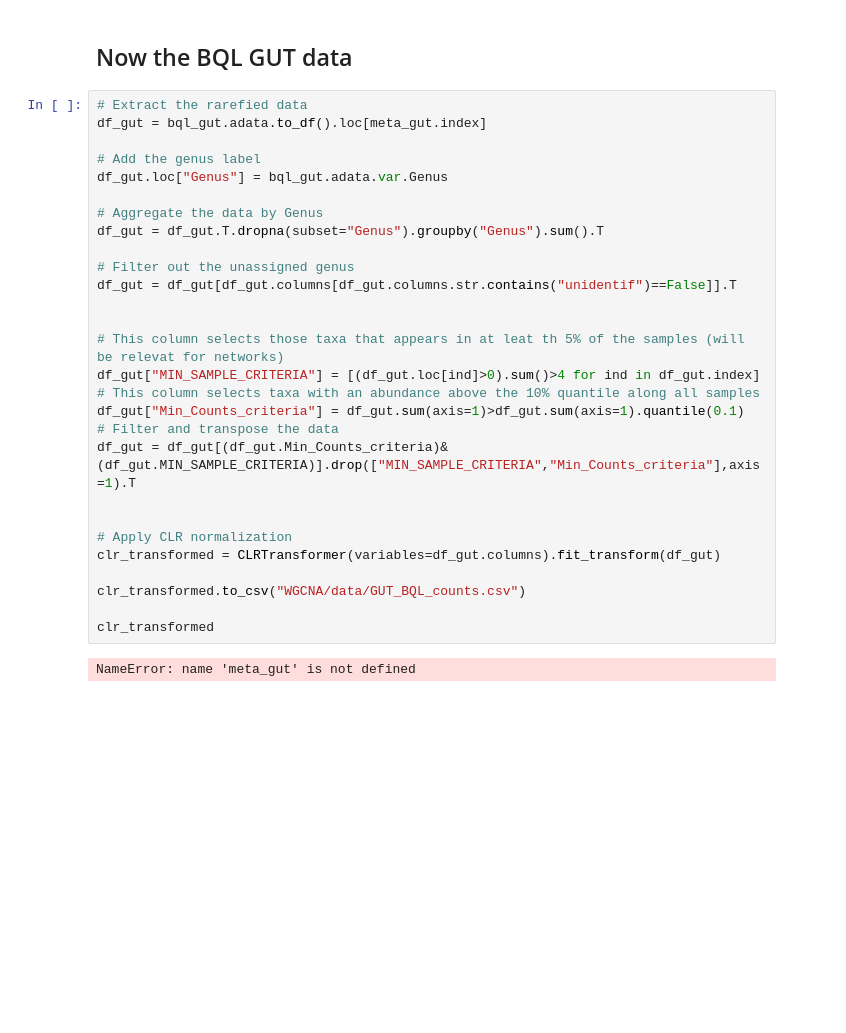
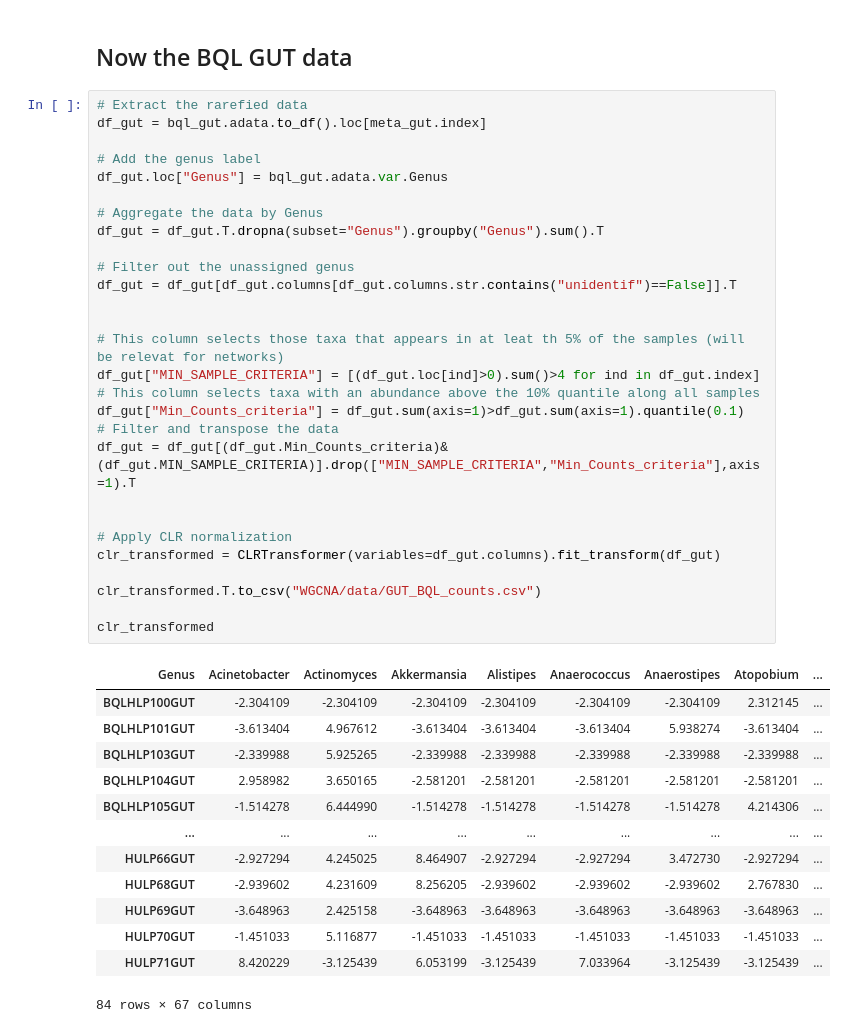
Before and after one commit to GERMAN00VP/postcovid-bronchiolitis-microbiome-analysis, a Jupyter notebook: Main_abalysis.ipynb, the cells around one changed output. Drawn from its saved outputs; the diff is of its cells as text; blank space fills up the shorter version.

```diff
--- a/Main_abalysis.ipynb
+++ b/Main_abalysis.ipynb
@@ -954,30 +1008,42 @@ ModuleNotFoundError: No module named 'bootstrap_laso'
 # %%
 # Extract the rarefied data
 df_gut = bql_gut.adata.to_df().loc[meta_gut.index]
 
 # Add the genus label
 df_gut.loc["Genus"] = bql_gut.adata.var.Genus
 
 # Aggregate the data by Genus
 df_gut = df_gut.T.dropna(subset="Genus").groupby("Genus").sum().T
 
 # Filter out the unassigned genus
 df_gut = df_gut[df_gut.columns[df_gut.columns.str.contains("unidentif")==False]].T
 
 
 # This column selects those taxa that appears in at leat th 5% of the samples (will be relevat for networks)
 df_gut["MIN_SAMPLE_CRITERIA"] = [(df_gut.loc[ind]>0).sum()>4 for ind in df_gut.index]
 # This column selects taxa with an abundance above the 10% quantile along all samples
 df_gut["Min_Counts_criteria"] = df_gut.sum(axis=1)>df_gut.sum(axis=1).quantile(0.1)
 # Filter and transpose the data
 df_gut = df_gut[(df_gut.Min_Counts_criteria)&(df_gut.MIN_SAMPLE_CRITERIA)].drop(["MIN_SAMPLE_CRITERIA","Min_Counts_criteria"],axis=1).T
 
 
 # Apply CLR normalization
 clr_transformed = CLRTransformer(variables=df_gut.columns).fit_transform(df_gut)
 
-clr_transformed.to_csv("WGCNA/data/GUT_BQL_counts.csv")
+clr_transformed.T.to_csv("WGCNA/data/GUT_BQL_counts.csv")
 
 clr_transformed
 # %% [output]
+| Genus | Acinetobacter | Actinomyces | Akkermansia | Alistipes | Anaerococcus | Anaerostipes | Atopobium | ... |
+| BQLHLP100GUT | -2.304109 | -2.304109 | -2.304109 | -2.304109 | -2.304109 | -2.304109 | 2.312145 | ... |
+| BQLHLP101GUT | -3.613404 | 4.967612 | -3.613404 | -3.613404 | -3.613404 | 5.938274 | -3.613404 | ... |
+| BQLHLP103GUT | -2.339988 | 5.925265 | -2.339988 | -2.339988 | -2.339988 | -2.339988 | -2.339988 | ... |
+| BQLHLP104GUT | 2.958982 | 3.650165 | -2.581201 | -2.581201 | -2.581201 | -2.581201 | -2.581201 | ... |
+| BQLHLP105GUT | -1.514278 | 6.444990 | -1.514278 | -1.514278 | -1.514278 | -1.514278 | 4.214306 | ... |
+| ... | ... | ... | ... | ... | ... | ... | ... | ... |
+| HULP66GUT | -2.927294 | 4.245025 | 8.464907 | -2.927294 | -2.927294 | 3.472730 | -2.927294 | ... |
+| HULP68GUT | -2.939602 | 4.231609 | 8.256205 | -2.939602 | -2.939602 | -2.939602 | 2.767830 | ... |
+| HULP69GUT | -3.648963 | 2.425158 | -3.648963 | -3.648963 | -3.648963 | -3.648963 | -3.648963 | ... |
+| HULP70GUT | -1.451033 | 5.116877 | -1.451033 | -1.451033 | -1.451033 | -1.451033 | -1.451033 | ... |
+| HULP71GUT | 8.420229 | -3.125439 | 6.053199 | -3.125439 | 7.033964 | -3.125439 | -3.125439 | ... |
-NameError: name 'meta_gut' is not defined
+84 rows × 67 columns
```
Also changed, not shown: parts of 13 cells of this notebook, 13 other files.
